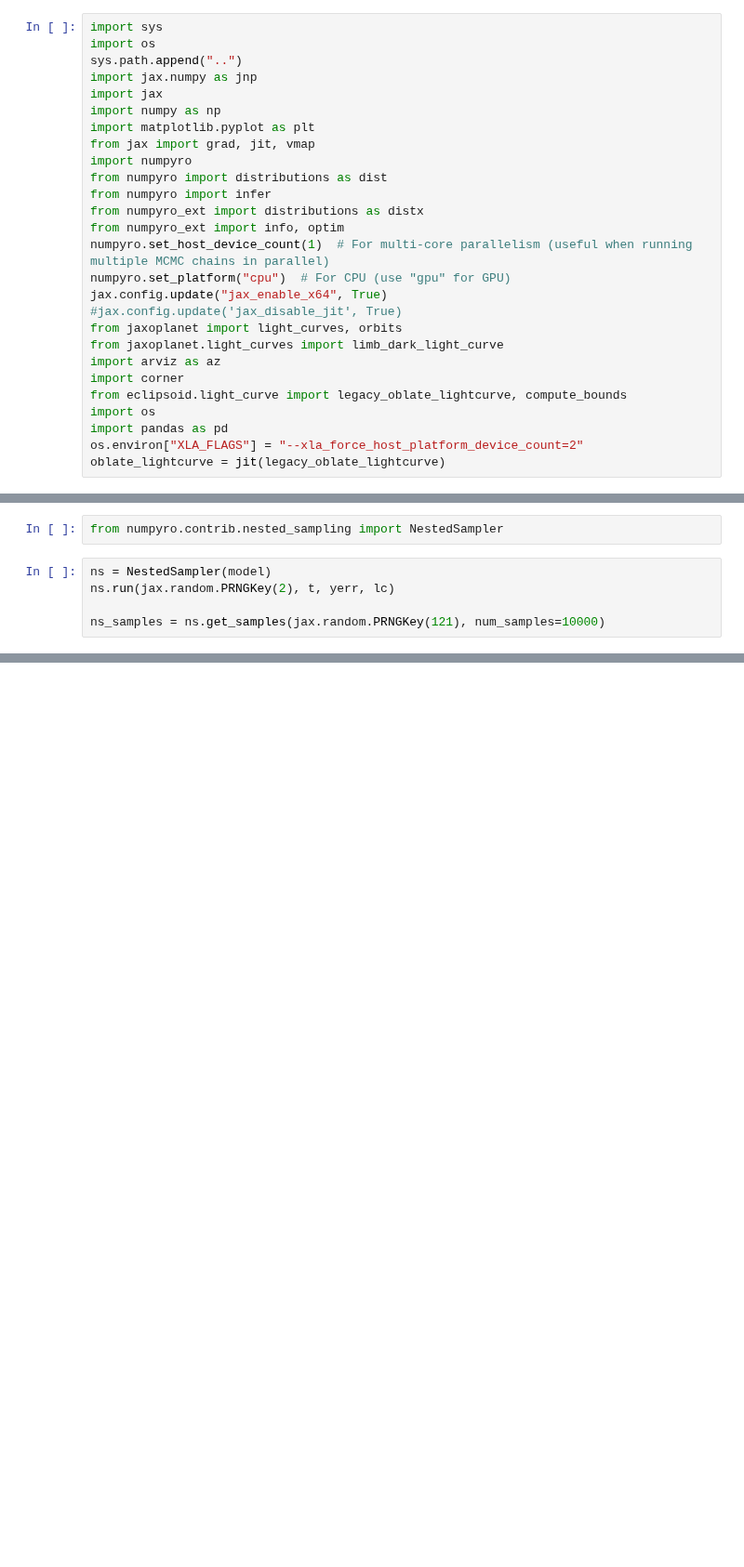
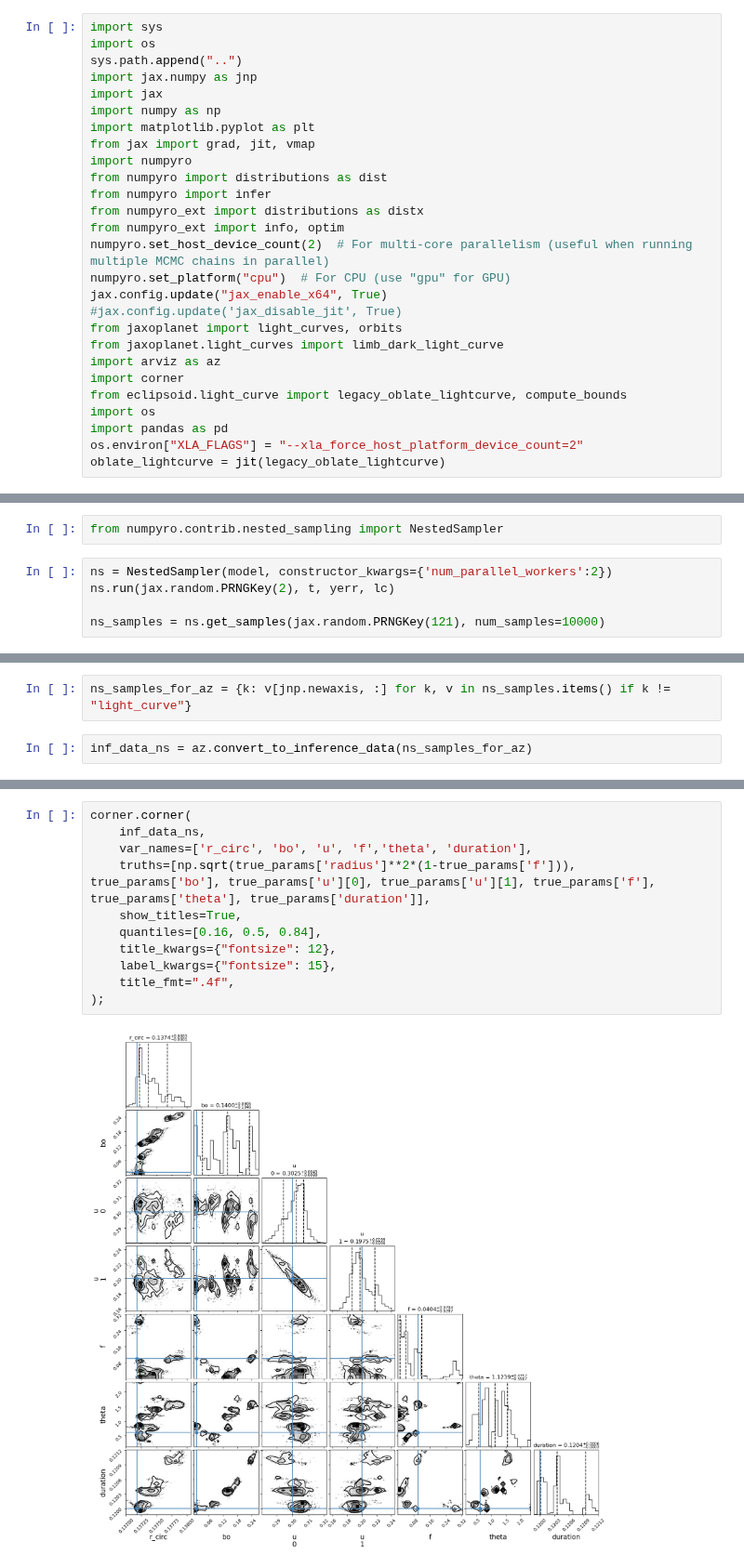
Before and after one commit to shishirdholakia/eclipsoid, a Jupyter notebook: notebooks/NestedSamplingFit.ipynb, the cells around one changed output, grey strips where cells are left out. Shown at 93% size. Drawn from its saved outputs; the diff is of its cells as text; blank space fills up the shorter version.

Commit message:
Nested sampling run finished, output posteriors

```diff
--- a/notebooks/NestedSamplingFit.ipynb
+++ b/notebooks/NestedSamplingFit.ipynb
@@ -12,7 +12,7 @@ from numpyro import distributions as dist
 from numpyro import infer
 from numpyro_ext import distributions as distx
 from numpyro_ext import info, optim
-numpyro.set_host_device_count(1)  # For multi-core parallelism (useful when running multiple MCMC chains in parallel)
+numpyro.set_host_device_count(2)  # For multi-core parallelism (useful when running multiple MCMC chains in parallel)
 numpyro.set_platform("cpu")  # For CPU (use "gpu" for GPU)
 jax.config.update("jax_enable_x64", True)
 #jax.config.update('jax_disable_jit', True)
@@ -105,7 +105,7 @@ def model(t, yerr, y=None):
 # %%
 from numpyro.contrib.nested_sampling import NestedSampler
 # %%
-ns = NestedSampler(model)
+ns = NestedSampler(model, constructor_kwargs={'num_parallel_workers':2})
 ns.run(jax.random.PRNGKey(2), t, yerr, lc)
 
 ns_samples = ns.get_samples(jax.random.PRNGKey(121), num_samples=10000)
@@ -147,0 +117,4 @@ INFO[2024-05-29 00:33:35,480]: Number of parallel Markov-chains set to: 175
+# %%
+ns_samples_for_az = {k: v[jnp.newaxis, :] for k, v in ns_samples.items() if k != "light_curve"}
+# %%
+inf_data_ns = az.convert_to_inference_data(ns_samples_for_az)
@@ -147,0 +137,13 @@ INFO[2024-05-29 00:33:35,480]: Number of parallel Markov-chains set to: 175
+# %%
+corner.corner(
+    inf_data_ns,
+    var_names=['r_circ', 'bo', 'u', 'f','theta', 'duration'],
+    truths=[np.sqrt(true_params['radius']**2*(1-true_params['f'])), true_params['bo'], true_params['u'][0], true_params['u'][1], true_params['f'], true_params['theta'], true_params['duration']],
+    show_titles=True,
+    quantiles=[0.16, 0.5, 0.84],
+    title_kwargs={"fontsize": 12},
+    label_kwargs={"fontsize": 15},
+    title_fmt=".4f",
+);
+# %% [output]
+[figure, added]
```
Also changed, not shown: parts of 3 cells of this notebook.
